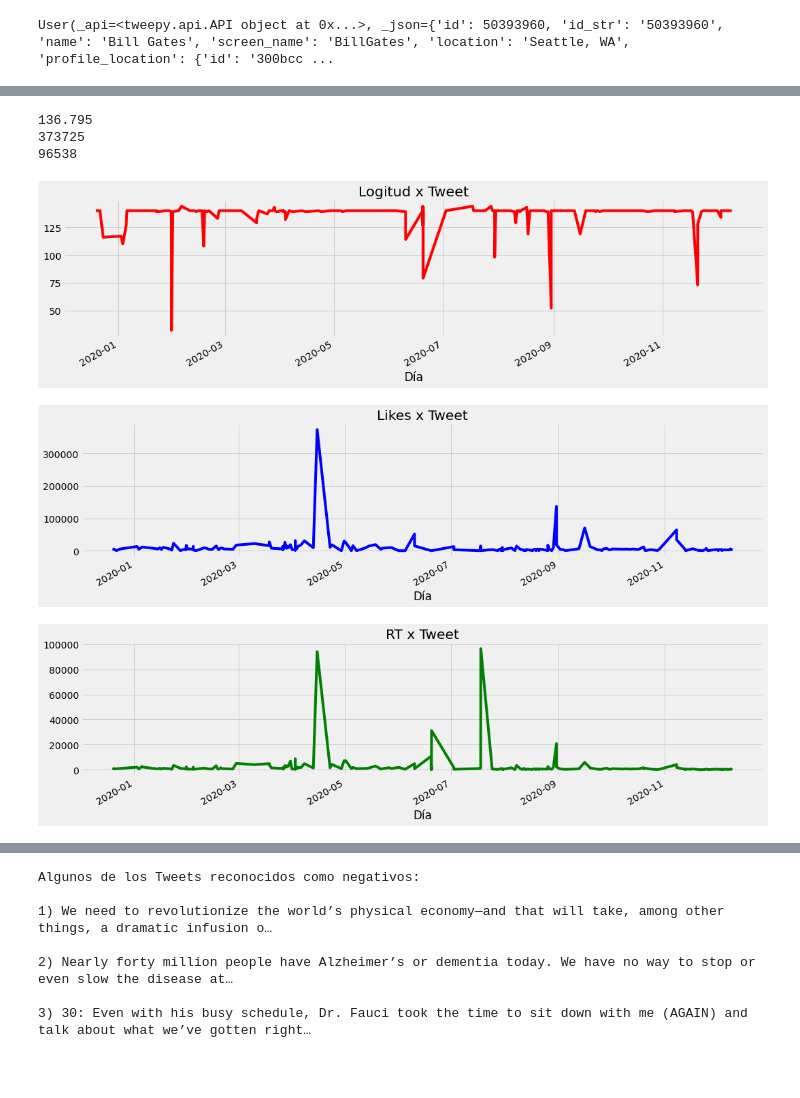
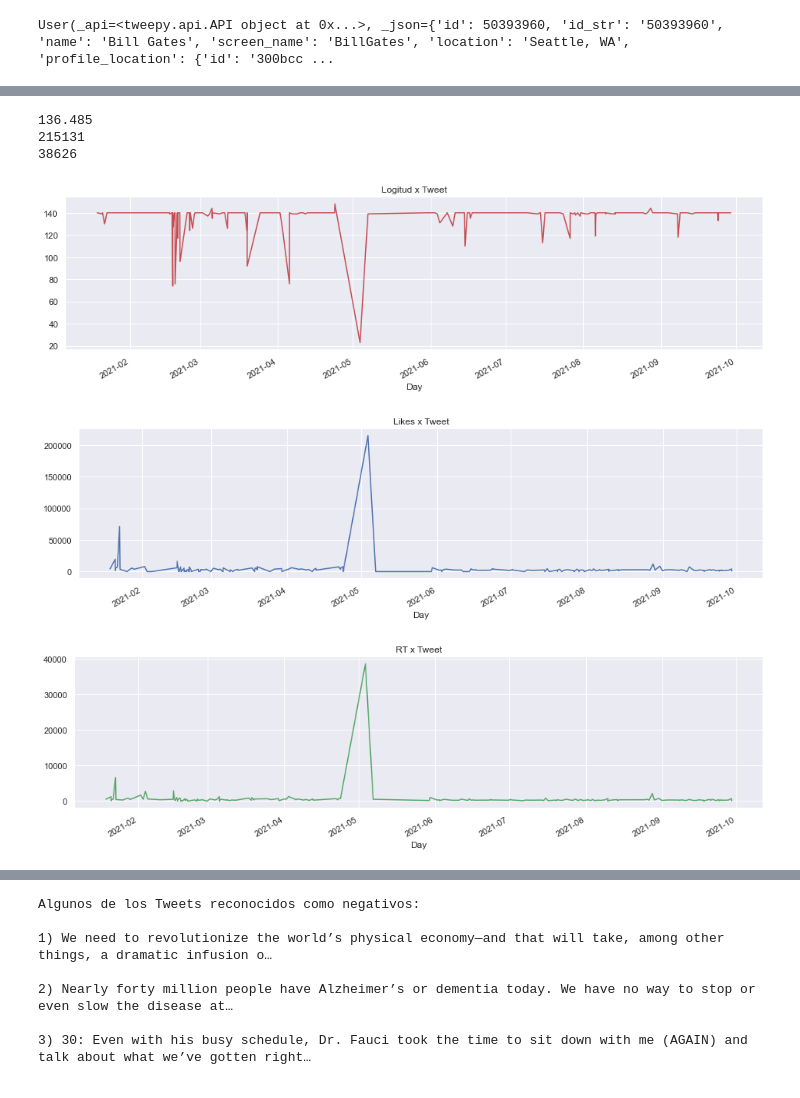
Before and after one commit to AleexSilva/API-Twitter, a Jupyter notebook: Twitter - Bill Gates.ipynb, the cells around one changed output, grey strips where cells are left out. Saved outputs shown, nothing was run; the diff lists cells and outputs as text; code cells hidden in the pictures.

```diff
--- a/Twitter - Bill Gates.ipynb
+++ b/Twitter - Bill Gates.ipynb
@@ -2,10 +2,11 @@
 # Import libraries
 import tweepy
 from textblob import TextBlob
-from wordcloud import WordCloud
+#from wordcloud import WordCloud
 import pandas as pd
 import numpy as np
 import re
 import json
 import matplotlib.pyplot as plt
-plt.style.use('fivethirtyeight')
+import seaborn as sns
+sns.set()
@@ -18,9 +13,15 @@ accessTokenSecret = 'AccessTokenSecret'
+# %%
+# API Credentials
+consumer_key = 'M5s6Kp0UlFHjWz8x71VVwFrzY'
+consumer_secret = 'kISxZvHLxoZmT4P4dzLnAVx9eeN1aNSjE0kVf95OUDmbsHki4P'
+access_token = '1220387467-uSvCGD9sLOEKvhBDp1MxDGDfodx74HWeNV4W5rR'
+access_token_secret = 'DWrOUosnjjSYQq9uK2f2smDDulCDLt1LTQQ8jCqjdj9Yx'
 # %%
 # authentication object
-authenticate = tweepy.OAuthHandler(consumerKey, consumerSecret)
+authenticate = tweepy.OAuthHandler(consumer_key, consumer_secret)
 
 # Access token
-authenticate.set_access_token(accessToken, accessTokenSecret)
+authenticate.set_access_token(access_token, access_token_secret)
 
 api = tweepy.API(authenticate, wait_on_rate_limit = True, wait_on_rate_limit_notify=True)
 # %%
@@ -122,7 +123,7 @@ df
 200 rows × 7 columns
 # %%
 # Tweets average
-print(np.mean(df['Longitud']))
+print(np.mean(df['Long']))
 
 # Max likes:
 print(np.max(df['Likes']))
@@ -130,30 +131,30 @@ print(np.max(df['Likes']))
 # Max RT:
 print(np.max(df['Retweets']))
 # %% [output]
-136.795
-373725
-96538
+136.485
+215131
+38626
 # %%
 # Time Series
 
-time_likes = pd.Series(data=df['Longitud'].values, index=df['Día'])
+time_likes = pd.Series(data=df['Long'].values, index=df['Day'])
 time_likes.plot(figsize=(16, 4), color='r')
 plt.title('Logitud x Tweet')
 plt.show()
 
-time_favs = pd.Series(data=df['Likes'].values, index=df['Día'])
+time_favs = pd.Series(data=df['Likes'].values, index=df['Day'])
 time_favs.plot(figsize=(16, 4), color='b')
 plt.title('Likes x Tweet')
 plt.show()
 
-time_retweets = pd.Series(data=df['Retweets'].values, index=df['Día'])
+time_retweets = pd.Series(data=df['Retweets'].values, index=df['Day'])
 time_retweets.plot(figsize=(16, 4), color='g')
 plt.title('RT x Tweet')
 plt.show()
 # %% [output]
-[figure, old version]
+[figure, new version]
-[figure, old version]
+[figure, new version]
-[figure, old version]
+[figure, new version]
 # %%
 # function to clear tweets
 def cleanTxt(text):
```
Also changed, not shown: parts of 15 cells of this notebook.
